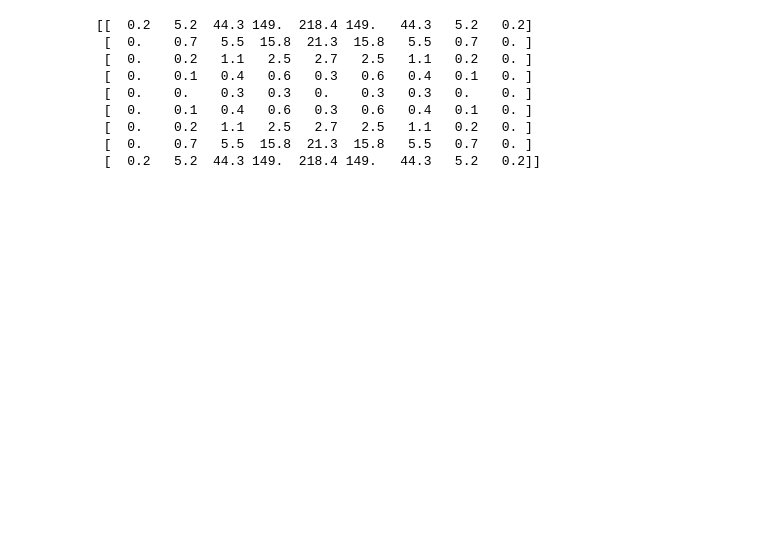
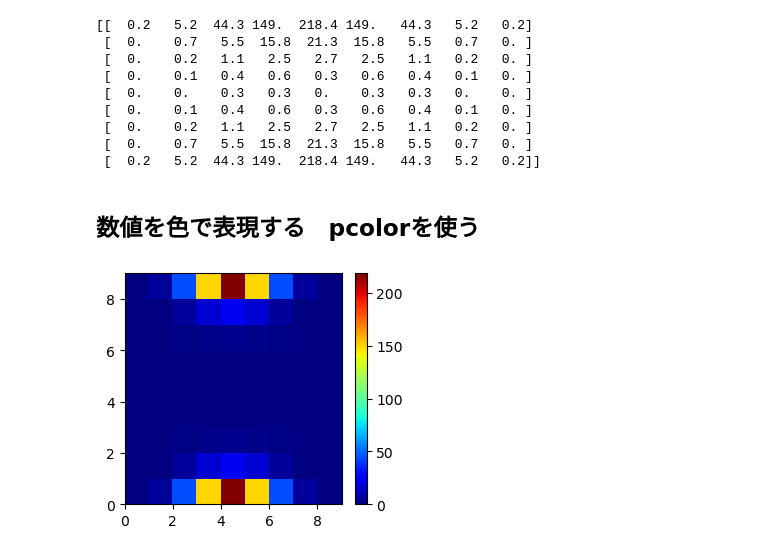
Before and after one commit to a2c6201/ml_labo, a Jupyter notebook: section3.ipynb, the cells around one changed output. Drawn from its saved outputs; the diff is of its cells as text; code cells hidden in the pictures; blank space fills up the shorter version.

```diff
--- a/section3.ipynb
+++ b/section3.ipynb
@@ -132,13 +132,13 @@ plt.show
 ## 二つの変数の関数
 f(x0, x1) = (2x0**2 + x1**2)exp(-(2x0**2 + x1**2))
 # %%
-# 3-3-1
-# %matplotlib inline
+# リスト3-3
+%matplotlib inline
 import numpy as np
 import matplotlib.pyplot as plt
 
 def f3(x0, x1):
-    ans = (2 * x0 ** 2 + x1 ** 2) * np.exp(-2 * x0 ** 2 + x1 ** 2)
+    ans = (2 * x0 ** 2 + x1 ** 2) * np.exp(-(2 * x0 ** 2 + x1 ** 2))
     return ans
 
 x0_n, x1_n = 9, 9
@@ -163,3 +163,13 @@ print(np.round(y, 1))
  [  0.    0.2   1.1   2.5   2.7   2.5   1.1   0.2   0. ]
  [  0.    0.7   5.5  15.8  21.3  15.8   5.5   0.7   0. ]
  [  0.2   5.2  44.3 149.  218.4 149.   44.3   5.2   0.2]]
+# %% [markdown]
+## 数値を色で表現する　pcolorを使う
+# %%
+plt.figure(figsize=(3.5, 3))
+plt.jet()
+plt.pcolor(y)
+plt.colorbar()
+plt.show()
+# %% [output]
+[figure, added]
```
Also changed, not shown: parts of 1 cell of this notebook.
